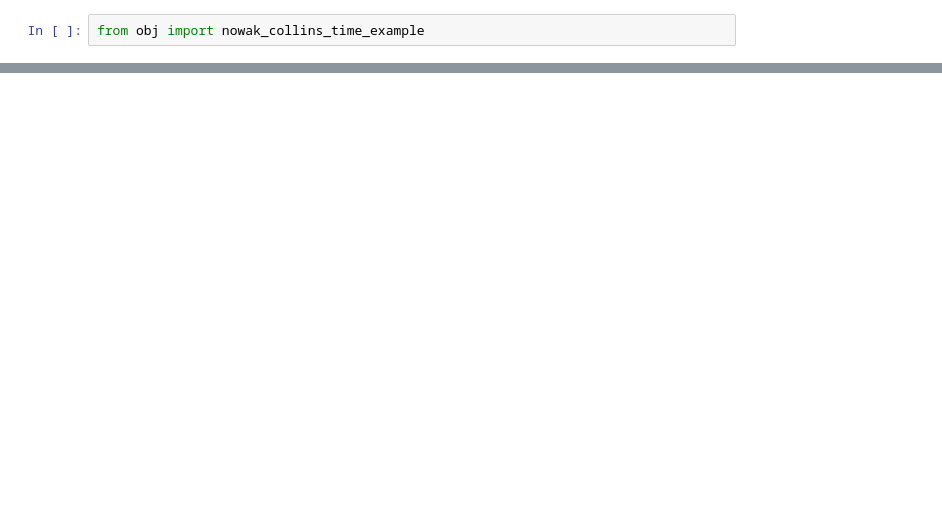
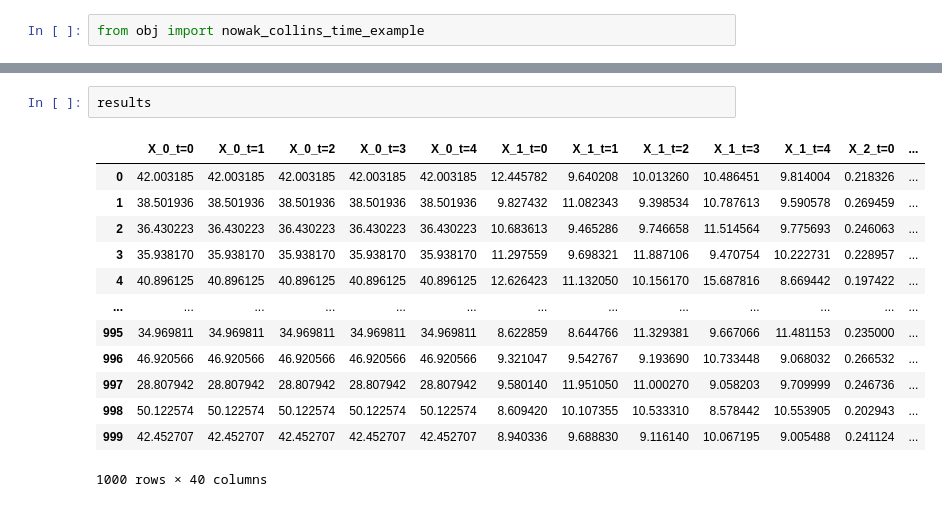
Before and after one commit to Pesquisa-UFCAT/2024-1_victor_hugo_renata_maria, a Jupyter notebook: teste.ipynb, the cells around one changed output, grey strips where cells are left out. Drawn from its saved outputs; the diff is of its cells as text; blank space fills up the shorter version.

```diff
--- a/teste.ipynb
+++ b/teste.ipynb
@@ -50,0 +51,16 @@ results, pf, beta = sampling_algorithm_structural_analysis(setup)
+# %%
+results
+# %% [output]
+|  | X_0_t=0 | X_0_t=1 | X_0_t=2 | X_0_t=3 | X_0_t=4 | X_1_t=0 | X_1_t=1 | X_1_t=2 | X_1_t=3 | X_1_t=4 | X_2_t=0 | ... |
+| 0 | 42.003185 | 42.003185 | 42.003185 | 42.003185 | 42.003185 | 12.445782 | 9.640208 | 10.013260 | 10.486451 | 9.814004 | 0.218326 | ... |
+| 1 | 38.501936 | 38.501936 | 38.501936 | 38.501936 | 38.501936 | 9.827432 | 11.082343 | 9.398534 | 10.787613 | 9.590578 | 0.269459 | ... |
+| 2 | 36.430223 | 36.430223 | 36.430223 | 36.430223 | 36.430223 | 10.683613 | 9.465286 | 9.746658 | 11.514564 | 9.775693 | 0.246063 | ... |
+| 3 | 35.938170 | 35.938170 | 35.938170 | 35.938170 | 35.938170 | 11.297559 | 9.698321 | 11.887106 | 9.470754 | 10.222731 | 0.228957 | ... |
+| 4 | 40.896125 | 40.896125 | 40.896125 | 40.896125 | 40.896125 | 12.626423 | 11.132050 | 10.156170 | 15.687816 | 8.669442 | 0.197422 | ... |
+| ... | ... | ... | ... | ... | ... | ... | ... | ... | ... | ... | ... | ... |
+| 995 | 34.969811 | 34.969811 | 34.969811 | 34.969811 | 34.969811 | 8.622859 | 8.644766 | 11.329381 | 9.667066 | 11.481153 | 0.235000 | ... |
+| 996 | 46.920566 | 46.920566 | 46.920566 | 46.920566 | 46.920566 | 9.321047 | 9.542767 | 9.193690 | 10.733448 | 9.068032 | 0.266532 | ... |
+| 997 | 28.807942 | 28.807942 | 28.807942 | 28.807942 | 28.807942 | 9.580140 | 11.951050 | 11.000270 | 9.058203 | 9.709999 | 0.246736 | ... |
+| 998 | 50.122574 | 50.122574 | 50.122574 | 50.122574 | 50.122574 | 8.609420 | 10.107355 | 10.533310 | 8.578442 | 10.553905 | 0.202943 | ... |
+| 999 | 42.452707 | 42.452707 | 42.452707 | 42.452707 | 42.452707 | 8.940336 | 9.688830 | 9.116140 | 10.067195 | 9.005488 | 0.241124 | ... |
+1000 rows × 40 columns
```
Also changed, not shown: parts of 3 cells of this notebook, 6 other files.
